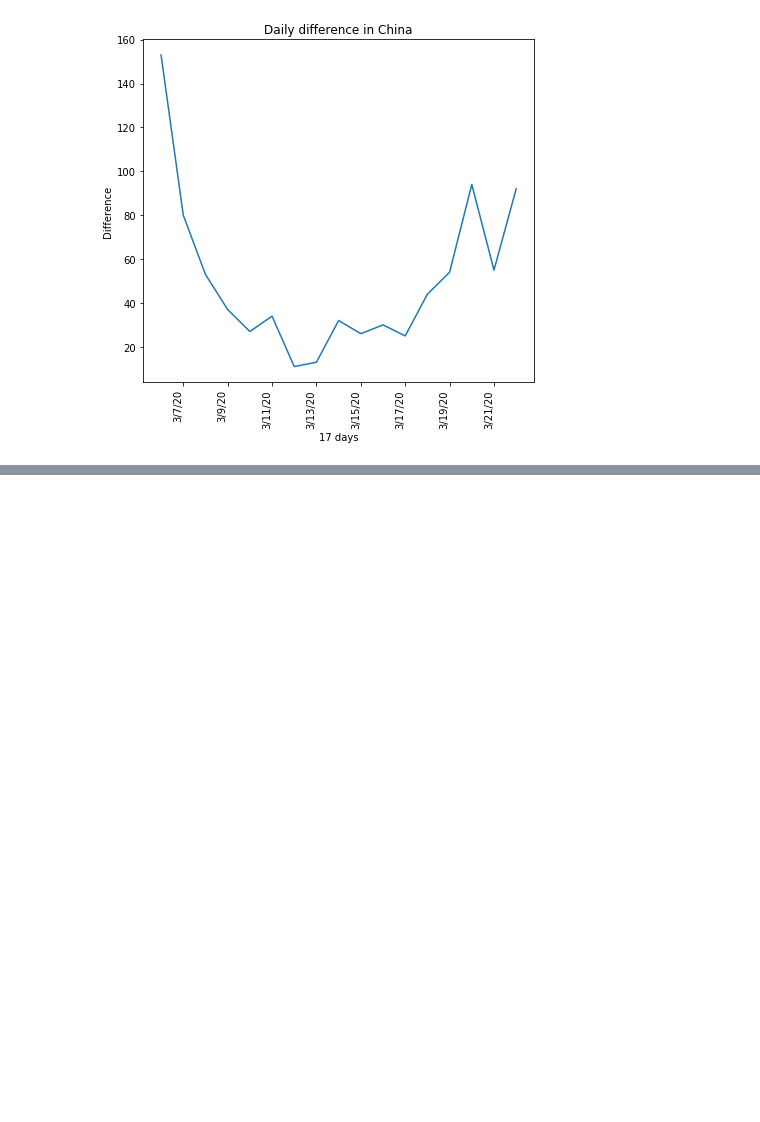
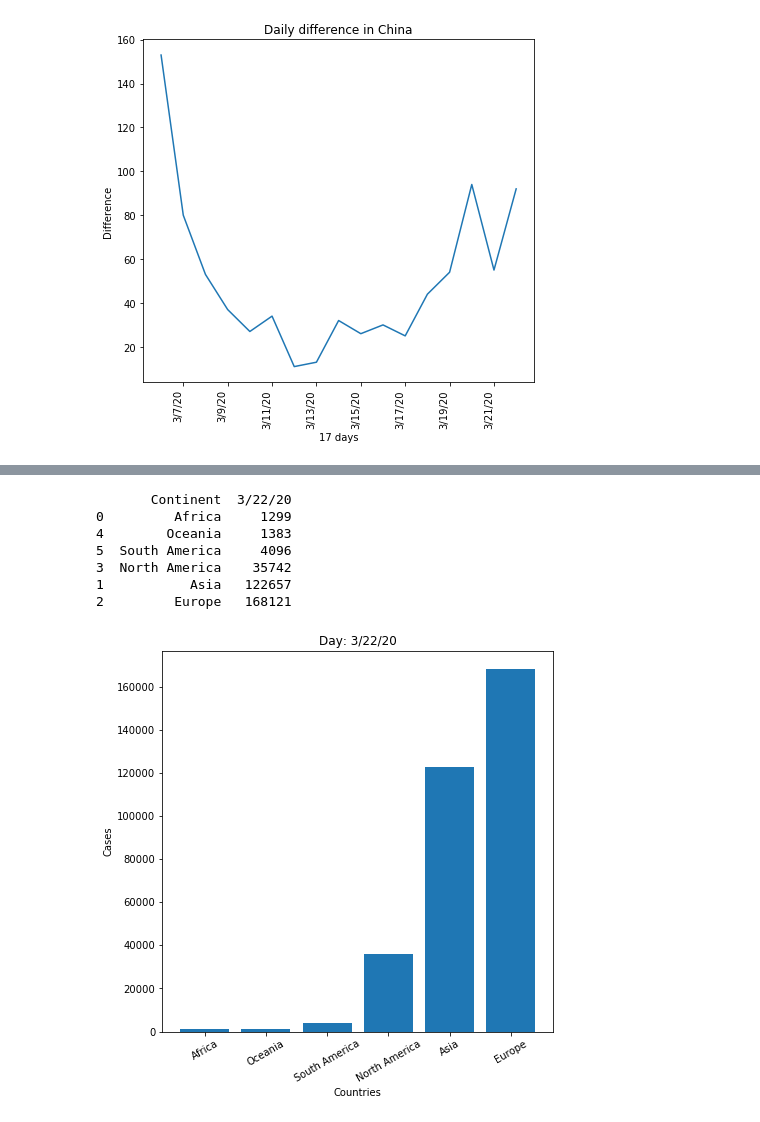
Before and after one commit to parmarsuraj99/10DaysofMLChallenge, a Jupyter notebook: day1/EDA_D1.ipynb, the cells around one changed output, grey strips where cells are left out. Saved outputs shown, nothing was run; the diff lists cells and outputs as text; code cells hidden in the pictures; blank space fills up the shorter version.

Commit message:
Continent

```diff
--- a/day1/EDA_D1.ipynb
+++ b/day1/EDA_D1.ipynb
@@ -298,0 +313,7 @@ plot_difference(daily_difference, "China", 60)
+# %%
+available_c = {}
+
+for [continent, country] in c2c.values:
+    if country in countries:
+        #print(country)
+        available_c[country]=continent
@@ -298,0 +324,4 @@ plot_difference(daily_difference, "China", 60)
+# %%
+grouped["Continent"]= grouped["Country/Region"].map(available_c)
+# %%
+grouped_cnt = grouped.groupby(["Continent"]).sum().reset_index()
@@ -298,0 +339,26 @@ plot_difference(daily_difference, "China", 60)
+# %%
+def plot_on_continent(df, date):
+
+
+    on_date = df[["Continent", date]].sort_values([date])
+    print(on_date)
+    conn= on_date.iloc[:, 0].values
+    vals = on_date.iloc[:, 1].values
+    plt.figure(figsize=(7,7))
+    plt.bar(conn, vals)
+    plt.xticks(rotation="30")
+    plt.title("Day: "+ date)
+    plt.ylabel("Cases")
+    plt.xlabel("Countries")
+    plt.show()
+# %%
+plot_on_continent(grouped_cnt, relevent_dates[-1])
+# %% [output]
+       Continent  3/22/20
+0         Africa     1299
+4        Oceania     1383
+5  South America     4096
+3  North America    35742
+1           Asia   122657
+2         Europe   168121
+[figure, added]
```
Also changed, not shown: parts of 6 cells of this notebook, 1 other file.
